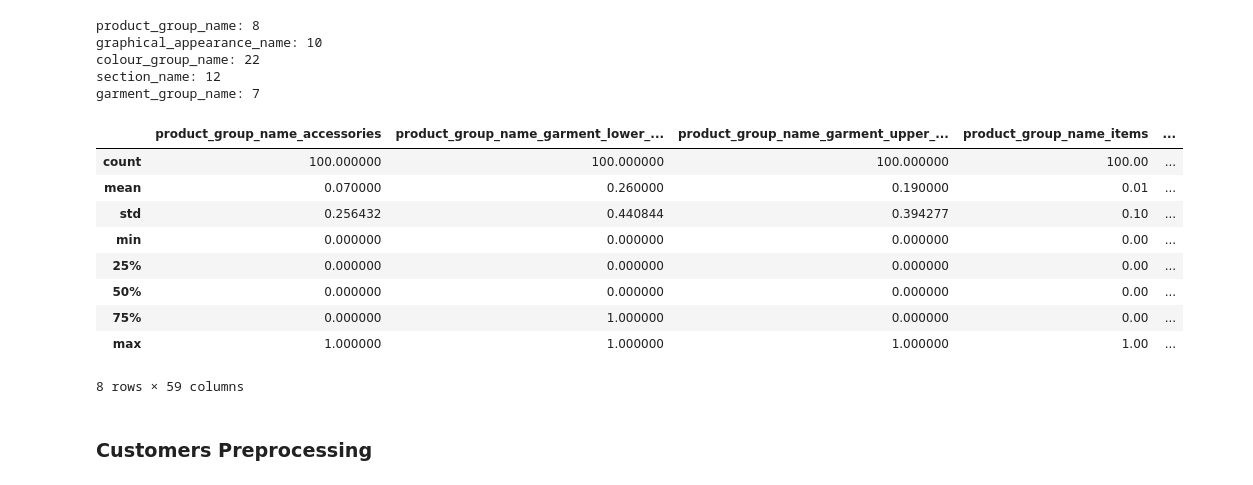
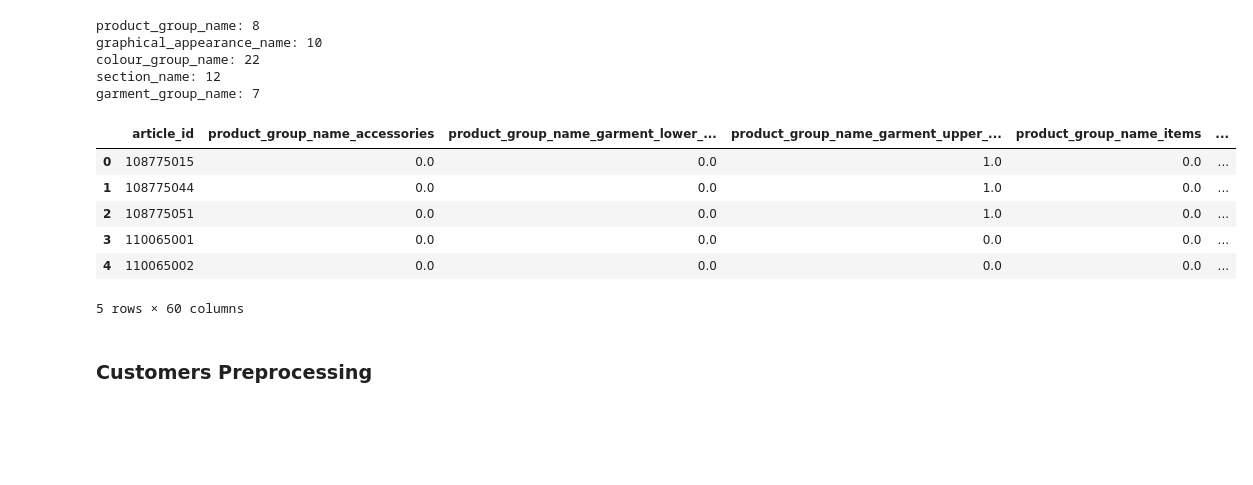
Before and after one commit to emmanuel-ashaye/cs-5304-final-project-fashion-forward, a Jupyter notebook: p1.ipynb, the cells around one changed output. Drawn from its saved outputs; the diff is of its cells as text; code cells hidden in the pictures; blank space fills up the shorter version.

Commit message:
fix missing article id post transformation

```diff
--- a/p1.ipynb
+++ b/p1.ipynb
@@ -540,33 +540,36 @@ garment_group_name: 7
 # %%
 articles_map_df = trimmed_article_df.copy()
 
 article_transformer = ColumnTransformer(
     transformers = [
+        (
+            'passthrough',
+            'passthrough',
+            ["article_id"]
+        ),
         (
             'encode_categorical',
             OneHotEncoder(),
             ["product_group_name", "graphical_appearance_name", 'colour_group_name', 'section_name', 'garment_group_name']
         )
     ],
     sparse_threshold=0,
     verbose_feature_names_out=False
 ).fit(articles_map_df)
 
 transformed_articles_df = pd.DataFrame(article_transformer.transform(articles_map_df), columns=article_transformer.get_feature_names_out())
-display(transformed_articles_df.describe())
+transformed_articles_df['article_id'] = transformed_articles_df['article_id'].astype(int)
+display(transformed_articles_df.head())
 transformed_articles_df
 transformed_articles_df.to_csv('./data/transformed_articles_df.csv', index=False)
 # %% [output]
-|  | product_group_name_accessories | product_group_name_garment_lower_... | product_group_name_garment_upper_... | product_group_name_items | ... |
-| count | 100.000000 | 100.000000 | 100.000000 | 100.00 | ... |
-| mean | 0.070000 | 0.260000 | 0.190000 | 0.01 | ... |
-| std | 0.256432 | 0.440844 | 0.394277 | 0.10 | ... |
-| min | 0.000000 | 0.000000 | 0.000000 | 0.00 | ... |
-| 25% | 0.000000 | 0.000000 | 0.000000 | 0.00 | ... |
-| 50% | 0.000000 | 0.000000 | 0.000000 | 0.00 | ... |
-| 75% | 0.000000 | 1.000000 | 0.000000 | 0.00 | ... |
-| max | 1.000000 | 1.000000 | 1.000000 | 1.00 | ... |
+|  | article_id | product_group_name_accessories | product_group_name_garment_lower_... | product_group_name_garment_upper_... | product_group_name_items | ... |
+| 0 | 108775015 | 0.0 | 0.0 | 1.0 | 0.0 | ... |
+| 1 | 108775044 | 0.0 | 0.0 | 1.0 | 0.0 | ... |
+| 2 | 108775051 | 0.0 | 0.0 | 1.0 | 0.0 | ... |
+| 3 | 110065001 | 0.0 | 0.0 | 0.0 | 0.0 | ... |
+| 4 | 110065002 | 0.0 | 0.0 | 0.0 | 0.0 | ... |
-8 rows × 59 columns
+5 rows × 60 columns
 # %% [markdown]
 ### Customers Preprocessing
 # %%
```
